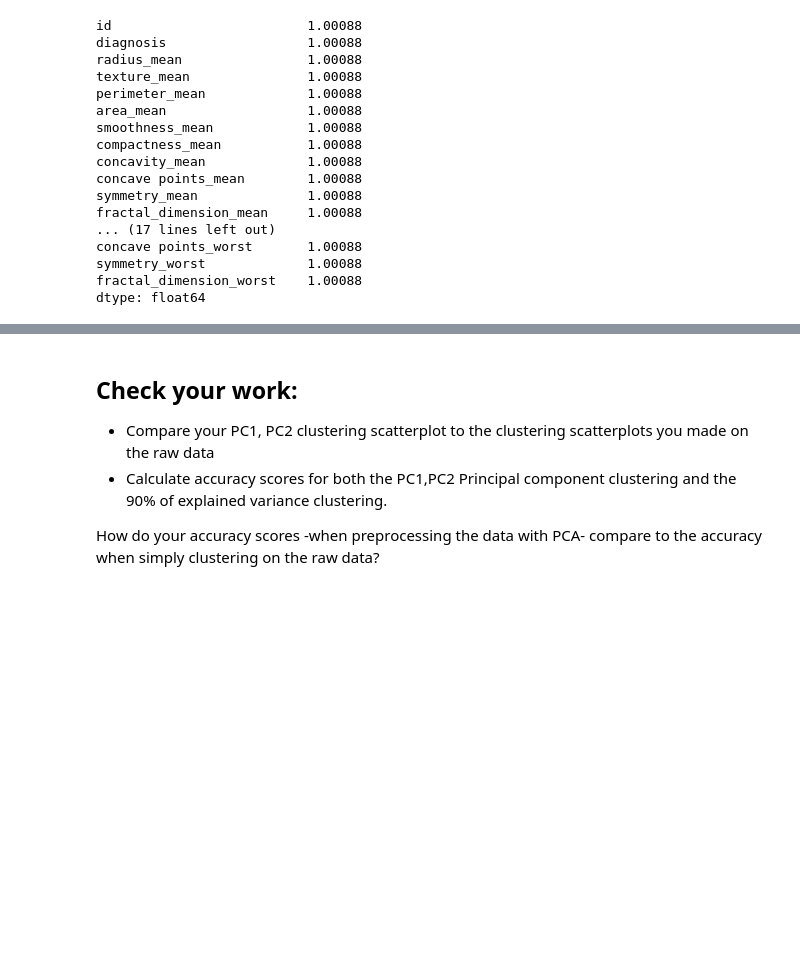
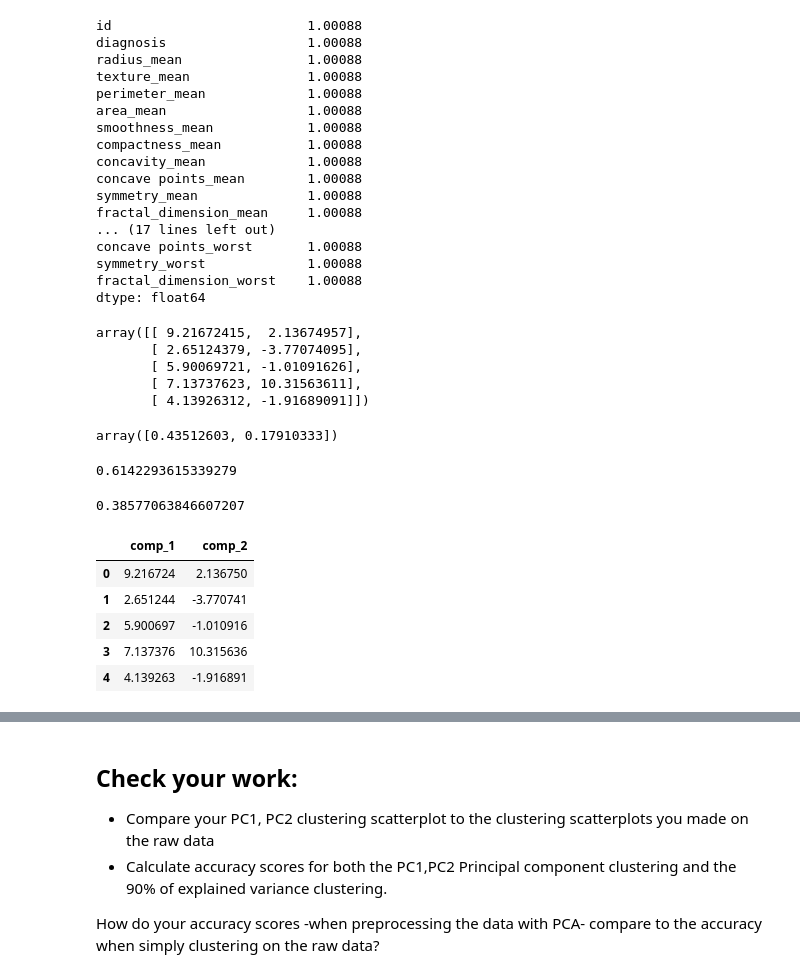
Before and after one commit to jjs5609/DS-Unit-1-Sprint-3-Linear-Algebra, a Jupyter notebook: module4-clustering/LS_DS_134_Clustering_Assignment.ipynb, the cells around one changed output, grey strips where cells are left out. Saved outputs shown, nothing was run; the diff lists cells and outputs as text; code cells hidden in the pictures; blank space fills up the shorter version.

```diff
--- a/module4-clustering/LS_DS_134_Clustering_Assignment.ipynb
+++ b/module4-clustering/LS_DS_134_Clustering_Assignment.ipynb
@@ -306,3 +306,39 @@ concave points_worst       1.00088
 symmetry_worst             1.00088
 fractal_dimension_worst    1.00088
 dtype: float64
+# %%
+from sklearn.decomposition import PCA
+pca = PCA(n_components=2)
+# %%
+pca_features = pca.fit_transform(df_scaled)
+pca_features[:5]
+# %% [output]
+array([[ 9.21672415,  2.13674957],
+       [ 2.65124379, -3.77074095],
+       [ 5.90069721, -1.01091626],
+       [ 7.13737623, 10.31563611],
+       [ 4.13926312, -1.91689091]])
+# %%
+pca.explained_variance_ratio_
+# %% [output]
+array([0.43512603, 0.17910333])
+# %%
+# variance explained
+sum(pca.explained_variance_ratio_)
+# %% [output]
+0.6142293615339279
+# %%
+# information lost
+1-sum(pca.explained_variance_ratio_)
+# %% [output]
+0.38577063846607207
+# %%
+pca_df = pd.DataFrame(pca_features, columns=['comp_1', 'comp_2'])
+pca_df.head()
+# %% [output]
+|  | comp_1 | comp_2 |
+| 0 | 9.216724 | 2.136750 |
+| 1 | 2.651244 | -3.770741 |
+| 2 | 5.900697 | -1.010916 |
+| 3 | 7.137376 | 10.315636 |
+| 4 | 4.139263 | -1.916891 |
```
Also changed, not shown: parts of 13 cells of this notebook.
